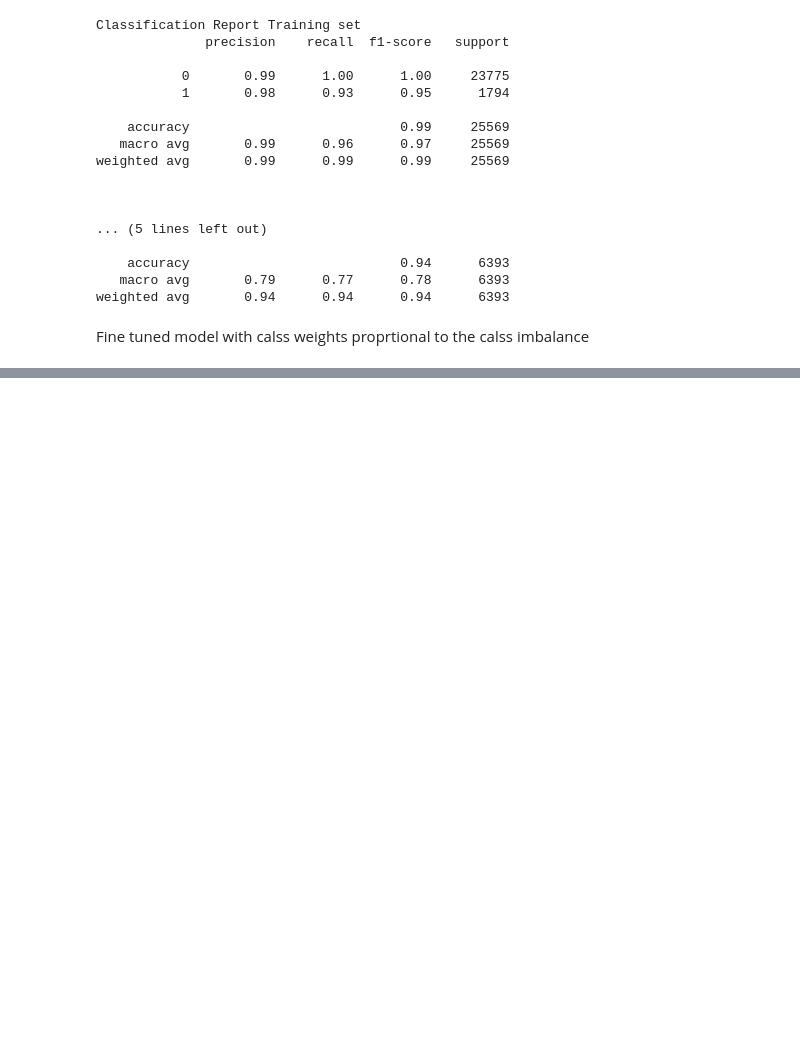
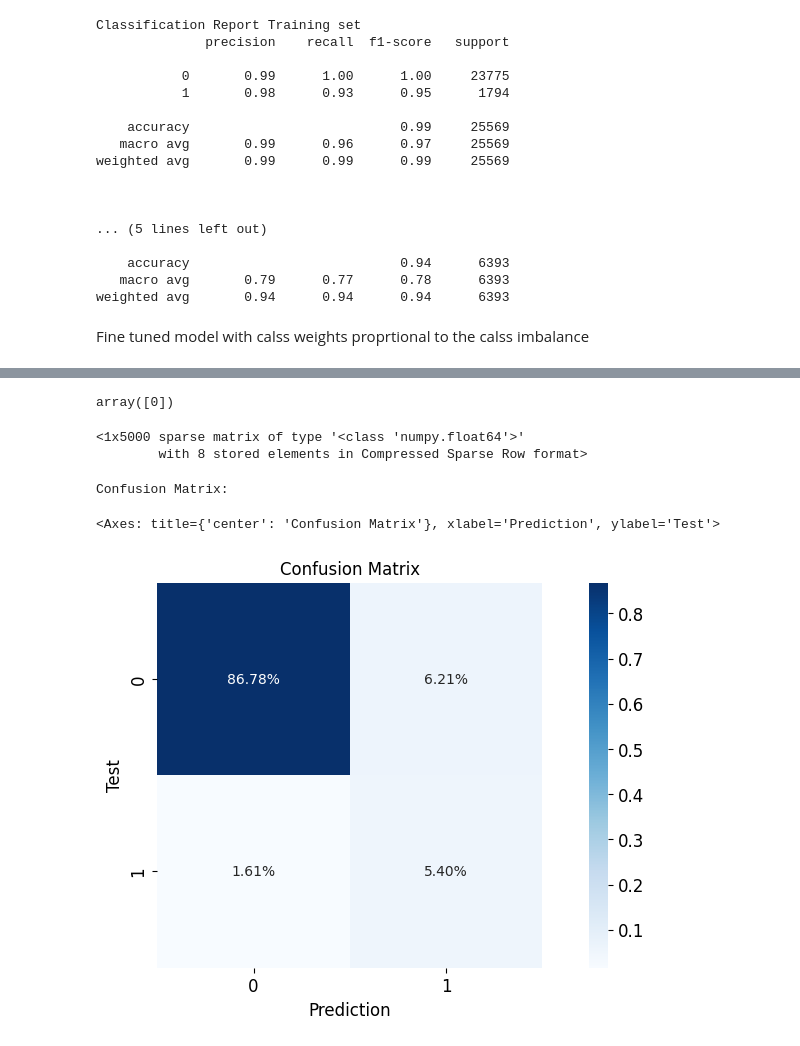
Before and after one commit to bwaklog/pleasebekind, a Jupyter notebook: ml_models/hsc-twitter-1/test.ipynb, the cells around one changed output, grey strips where cells are left out. Drawn from its saved outputs; the diff is of its cells as text; code cells hidden in the pictures; blank space fills up the shorter version.

```diff
--- a/ml_models/hsc-twitter-1/test.ipynb
+++ b/ml_models/hsc-twitter-1/test.ipynb
@@ -615,0 +721,28 @@ weighted avg       0.95      0.92      0.93      6393
+# %%
+clf2.predict(X_test[1])
+# %% [output]
+array([0])
+# %%
+X_test[1]
+# %% [output]
+<1x5000 sparse matrix of type '<class 'numpy.float64'>'
+        with 8 stored elements in Compressed Sparse Row format>
+# %%
+from sklearn.metrics import confusion_matrix
+import seaborn as sns
+
+# calculate the confusion matrix
+y_pred = clf.predict(X_test)
+
+# display the confusion matrix
+print("Confusion Matrix:")
+cm = confusion_matrix(y_test, y_pred)
+labels = ["True Neg","False Pos","False Neg","True Pos"]
+# add the lables to the sns.heatmap
+s = sns.heatmap(cm/np.sum(cm), annot=True, cmap='Blues', fmt='.2%', square=True)
+s.set(xlabel='Prediction', ylabel='Test', title='Confusion Matrix')
+s
+# %% [output]
+Confusion Matrix:
+<Axes: title={'center': 'Confusion Matrix'}, xlabel='Prediction', ylabel='Test'>
+[figure, added]
```
Also changed, not shown: parts of 30 cells of this notebook, 12 other files.
